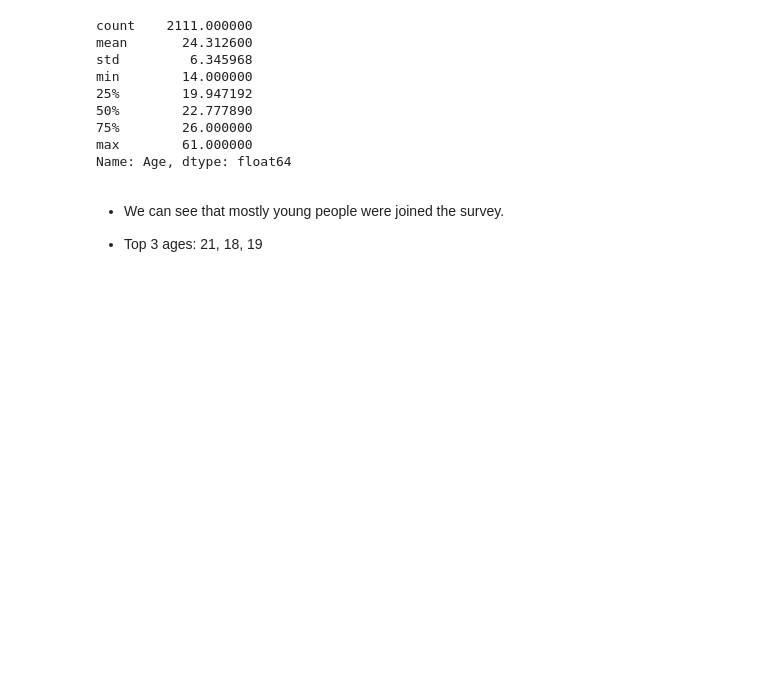
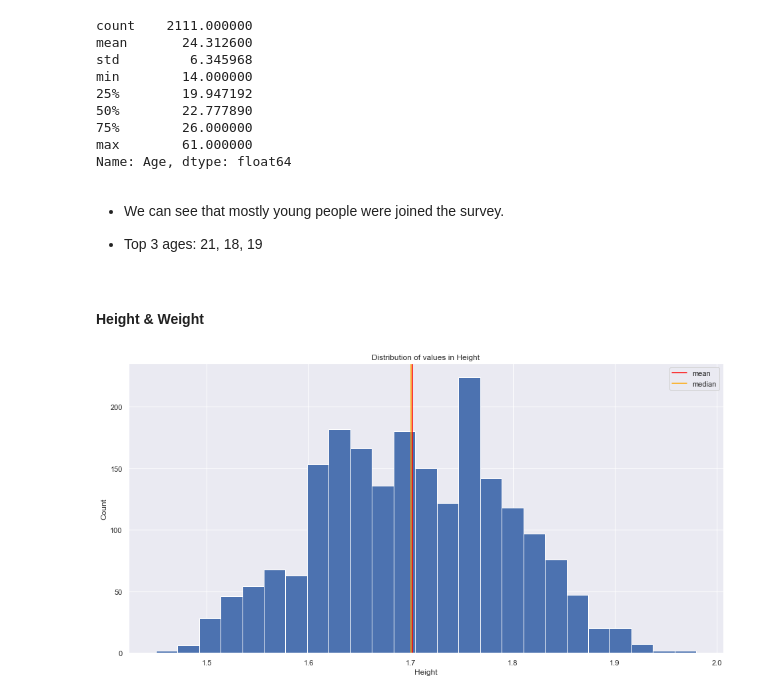
Before and after one commit to SanketAgwl/Obesity-Prediction-Data-Science, a Jupyter notebook: project.ipynb, the cells around one changed output. Cells and saved outputs as stored; diff of their text form; code cells hidden in the pictures; blank space fills up the shorter version.

```diff
--- a/project.ipynb
+++ b/project.ipynb
@@ -199,3 +214,9 @@ Name: Age, dtype: float64
 * We can see that mostly young people were joined the survey.
 
 * Top 3 ages: 21, 18, 19
+# %% [markdown]
+#### Height & Weight
+# %%
+plot_distribution(df, "Height")
+# %% [output]
+[figure, added]
```
Also changed, not shown: parts of 25 cells of this notebook.
